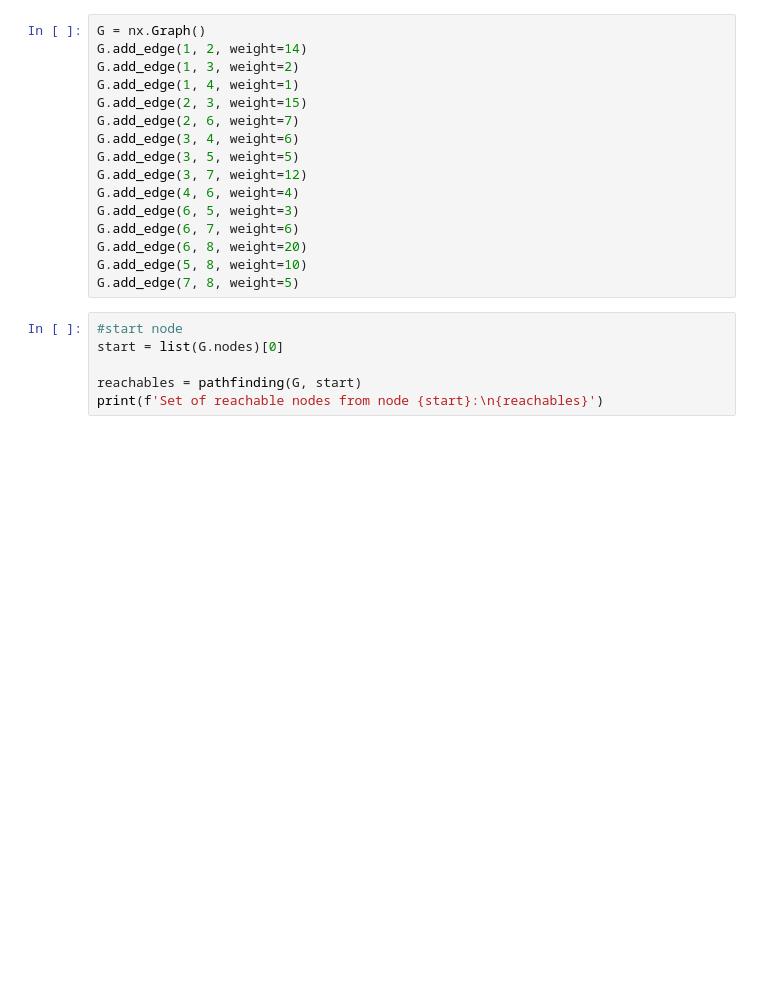
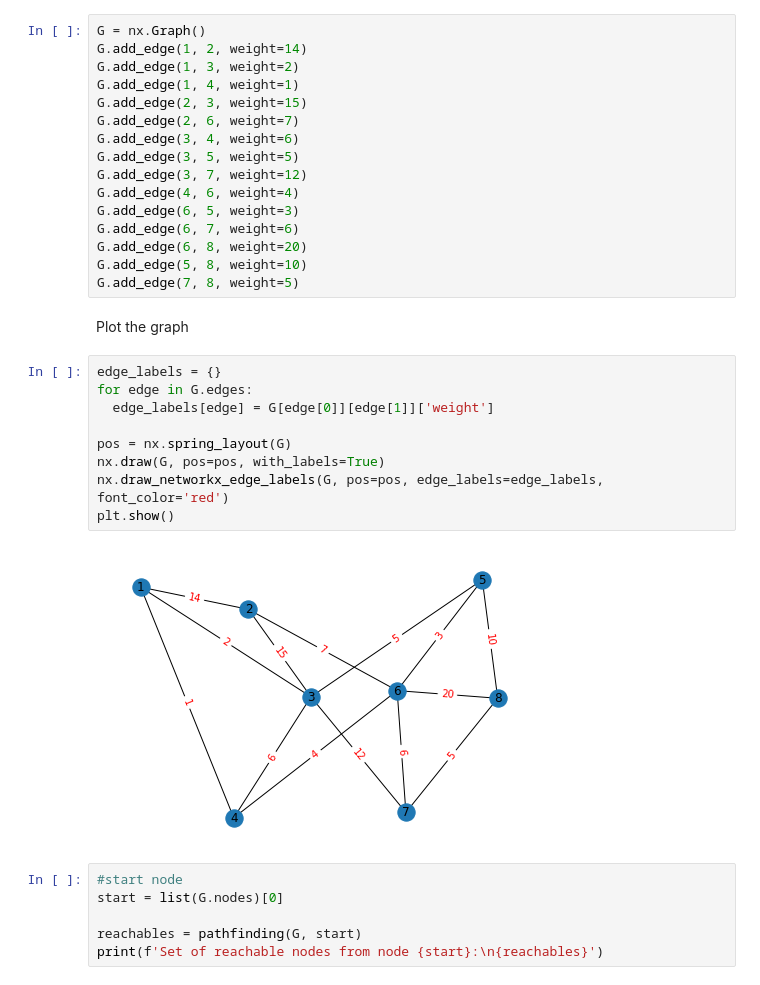
Before and after one commit to SiMoM0/MathOptimization, a Jupyter notebook: SPP/Pathfinding.ipynb, the cells around one changed output. Drawn from its saved outputs; the diff is of its cells as text; blank space fills up the shorter version.

Commit message:
add plot pathfinding

```diff
--- a/SPP/Pathfinding.ipynb
+++ b/SPP/Pathfinding.ipynb
@@ -54,6 +56,19 @@ G.add_edge(6, 7, weight=6)
 G.add_edge(6, 8, weight=20)
 G.add_edge(5, 8, weight=10)
 G.add_edge(7, 8, weight=5)
+# %% [markdown]
+Plot the graph
+# %%
+edge_labels = {}
+for edge in G.edges:
+  edge_labels[edge] = G[edge[0]][edge[1]]['weight']
+
+pos = nx.spring_layout(G)
+nx.draw(G, pos=pos, with_labels=True)
+nx.draw_networkx_edge_labels(G, pos=pos, edge_labels=edge_labels, font_color='red')
+plt.show()
+# %% [output]
+[figure, added]
 # %%
 #start node
 start = list(G.nodes)[0]
```
Also changed, not shown: parts of 2 cells of this notebook.
